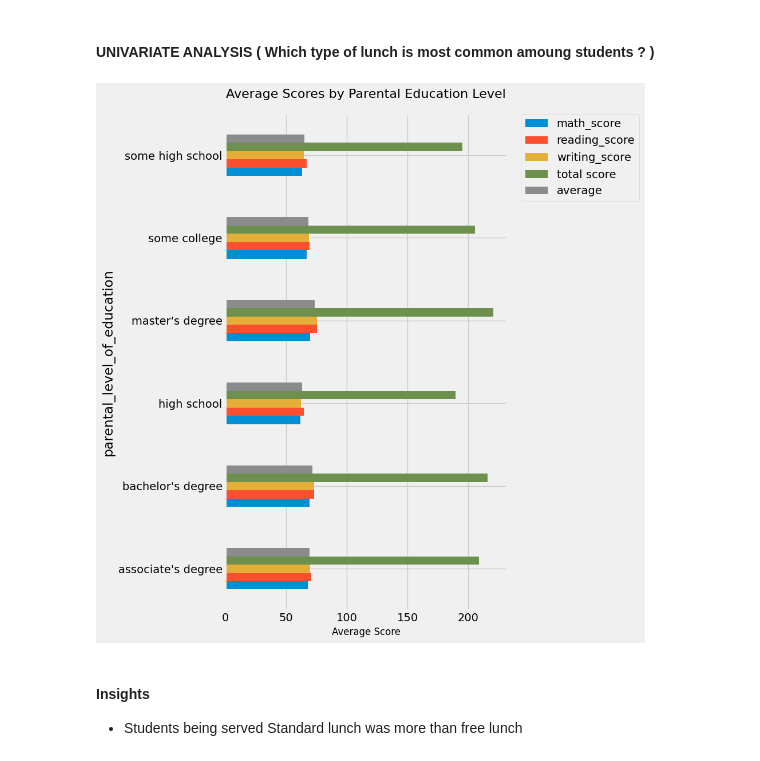
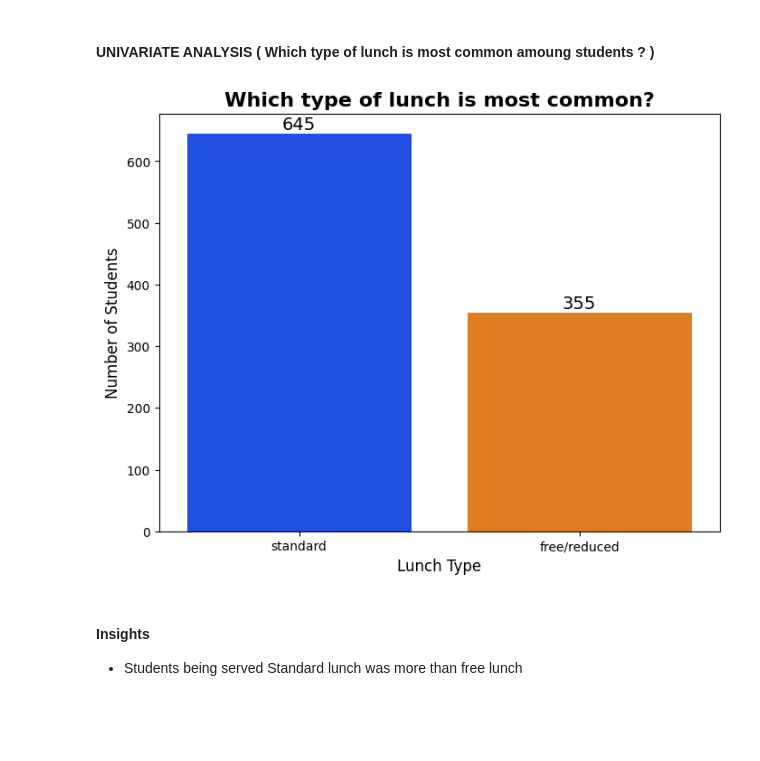
Before and after one commit to SinghAnuragDev/mlproject, a Jupyter notebook: notebook/1 . EDA STUDENT PERFORMANCE .ipynb, the cells around one changed output. Drawn from its saved outputs; the diff is of its cells as text; code cells hidden in the pictures; blank space fills up the shorter version.

```diff
--- a/notebook/1 . EDA STUDENT PERFORMANCE .ipynb
+++ b/notebook/1 . EDA STUDENT PERFORMANCE .ipynb
@@ -862,16 +862,27 @@ plt.show()
 # %% [markdown]
 #### UNIVARIATE ANALYSIS ( Which type of lunch is most common amoung students ? )
 # %%
-# Select only numeric columns for mean calculation
-numeric_cols = ['math_score', 'reading_score', 'writing_score', 'total score', 'average']
-df.groupby('parental_level_of_education')[numeric_cols].agg('mean').plot(kind='barh', figsize=(10,10))
-plt.legend(bbox_to_anchor=(1.05, 1), loc=2, borderaxespad=0.)
-plt.title('Average Scores by Parental Education Level', fontsize=16, pad=20)
-plt.xlabel('Average Score', fontsize=12)
-plt.tight_layout()
+import seaborn as sns
+import matplotlib.pyplot as plt
+
+# Set the figure size
+plt.figure(figsize=(8, 6))
+
+# Use sns.countplot to automatically count and plot the 'lunch' column
+ax = sns.countplot(data=df, x='lunch', palette='bright')
+
+# Add a clear title
+plt.title('Which type of lunch is most common?', fontsize=16, fontweight='bold')
+plt.xlabel('Lunch Type', fontsize=12)
+plt.ylabel('Number of Students', fontsize=12)
+
+# This loop adds the exact number on top of each bar
+for container in ax.containers:
+    ax.bar_label(container, color='black', size=14)
+
 plt.show()
 # %% [output]
-[figure, old version]
+[figure, new version]
 # %% [markdown]
 #### Insights
 - Students being served Standard lunch was more than free lunch
```
Also changed, not shown: parts of 6 cells of this notebook, 11 other files.
